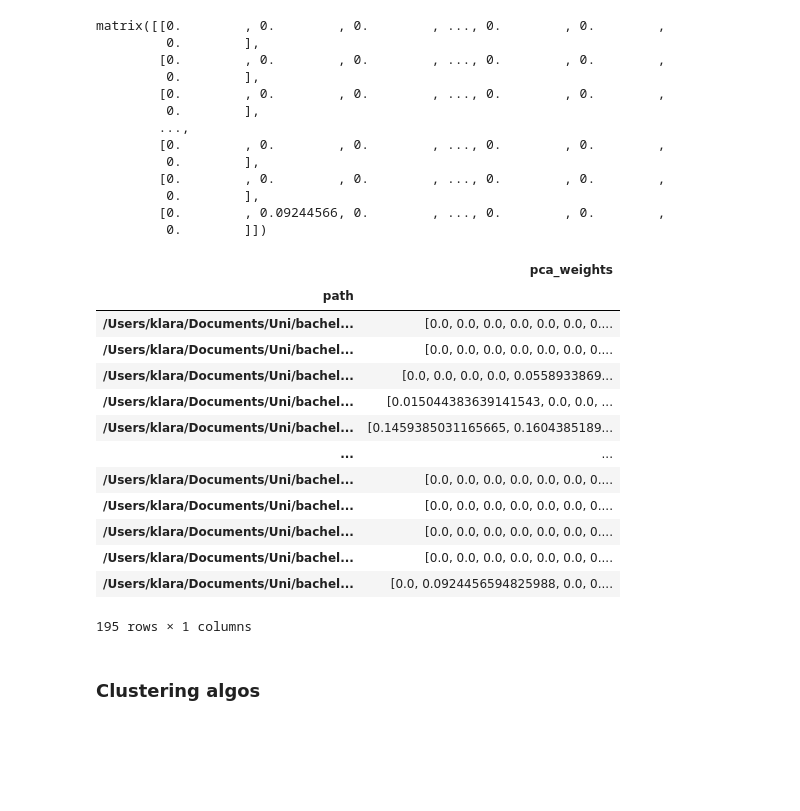
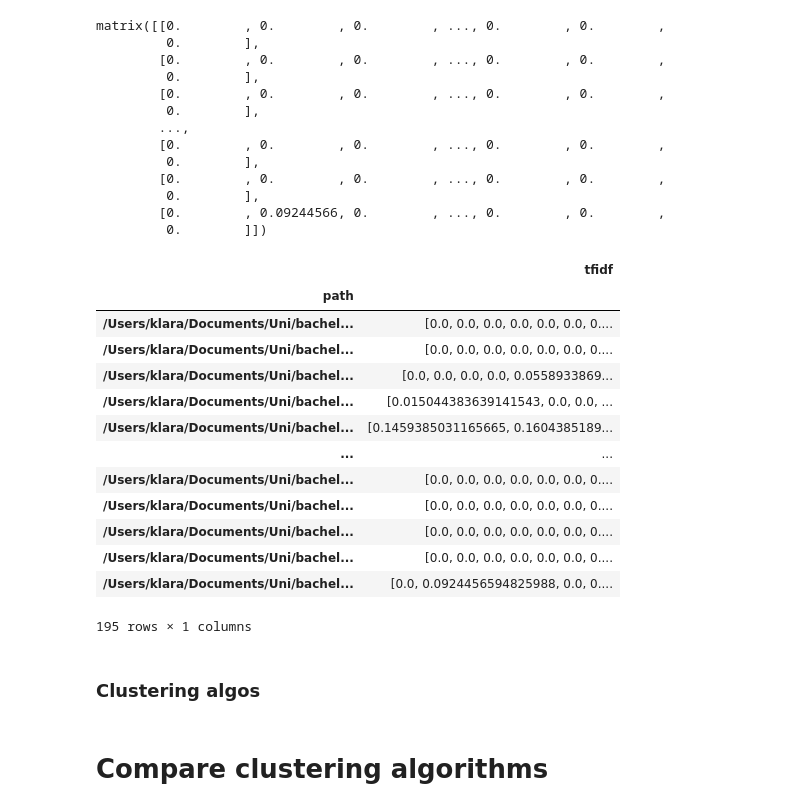
Before and after one commit to KlaraGtknst/topic-analysis-text-data, a Jupyter notebook: document_embedding_clustering.ipynb, the cells around one changed output. Saved outputs shown, nothing was run; the diff lists cells and outputs as text; code cells hidden in the pictures; blank space fills up the shorter version.

```diff
--- a/document_embedding_clustering.ipynb
+++ b/document_embedding_clustering.ipynb
@@ -48,15 +49,15 @@ matrix([[0.        , 0.        , 0.        , ..., 0.        , 0.        ,
         [0.        , 0.09244566, 0.        , ..., 0.        , 0.        ,
          0.        ]])
 # %%
-tfidf_df = pd.DataFrame({'path': src_paths, 'pca_weights': 0})
+tfidf_df = pd.DataFrame({'path': src_paths, 'tfidf': 0})
 tfidf_df.set_index('path', inplace=True)
 # inserting a list in a cell, c.f. https://stackoverflow.com/questions/48000225/must-have-equal-len-keys-and-value-when-setting-with-an-iterable
 for i in range(len(src_paths)):
-    tfidf_df.loc[[src_paths[i]], 'pca_weights'] = pd.Series([list(tfidf_matrix[i].flat)], index=tfidf_df.index[[i]])
+    tfidf_df.loc[[src_paths[i]], 'tfidf'] = pd.Series([list(tfidf_matrix[i].flat)], index=tfidf_df.index[[i]])
 
 tfidf_df
 # %% [output]
-|  | pca_weights |
+|  | tfidf |
 | path |  |
 | /Users/klara/Documents/Uni/bachel... | [0.0, 0.0, 0.0, 0.0, 0.0, 0.0, 0.... |
 | /Users/klara/Documents/Uni/bachel... | [0.0, 0.0, 0.0, 0.0, 0.0, 0.0, 0.... |
@@ -74,0 +98,2 @@ tfidf_df
+# %% [markdown]
+# Compare clustering algorithms
```
Also changed, not shown: parts of 11 cells of this notebook, 1 other file.
